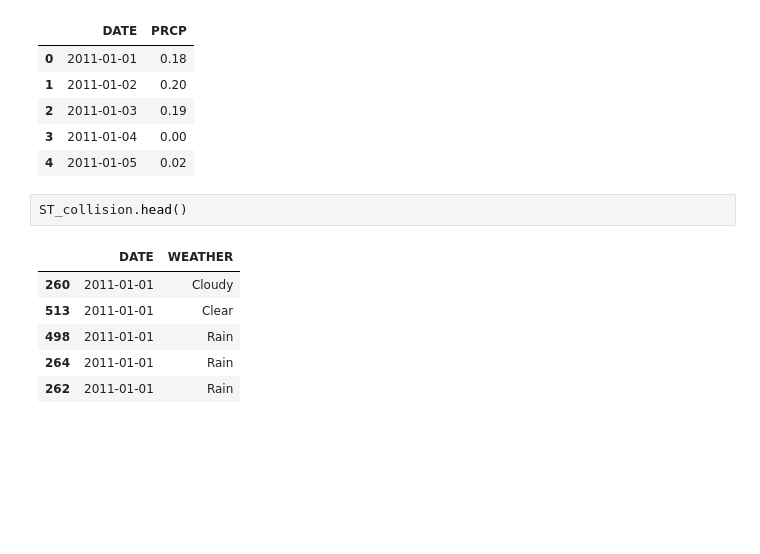
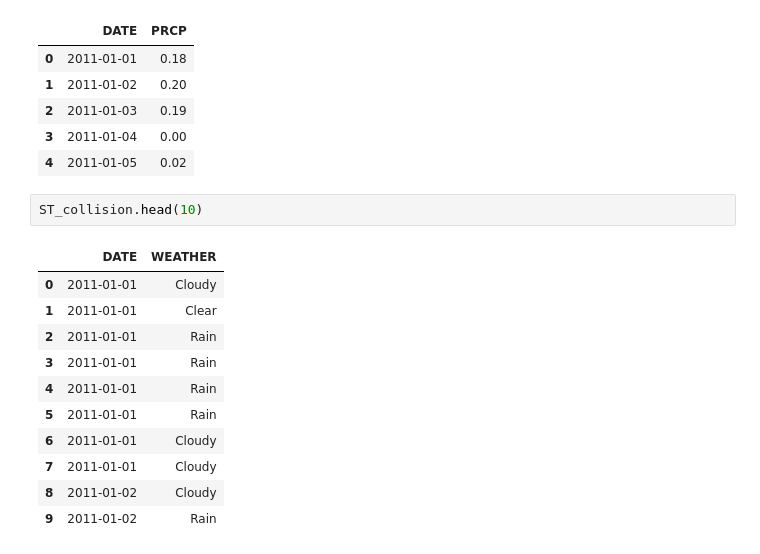
Before and after one commit to DeusSeos/Group007-Wi22-Resume, a Jupyter notebook: DataCheckpointGroup007-Wi22.ipynb, the cells around one changed output. Saved outputs shown, nothing was run; the diff lists cells and outputs as text; blank space fills up the shorter version.

```diff
--- a/DataCheckpointGroup007-Wi22.ipynb
+++ b/DataCheckpointGroup007-Wi22.ipynb
@@ -184,11 +173,16 @@ ST_weather.head()
 | 3 | 2011-01-04 | 0.00 |
 | 4 | 2011-01-05 | 0.02 |
 # %%
-ST_collision.head()
+ST_collision.head(10)
 # %% [output]
 |  | DATE | WEATHER |
-| 260 | 2011-01-01 | Cloudy |
-| 513 | 2011-01-01 | Clear |
-| 498 | 2011-01-01 | Rain |
-| 264 | 2011-01-01 | Rain |
-| 262 | 2011-01-01 | Rain |
+| 0 | 2011-01-01 | Cloudy |
+| 1 | 2011-01-01 | Clear |
+| 2 | 2011-01-01 | Rain |
+| 3 | 2011-01-01 | Rain |
+| 4 | 2011-01-01 | Rain |
+| 5 | 2011-01-01 | Rain |
+| 6 | 2011-01-01 | Cloudy |
+| 7 | 2011-01-01 | Cloudy |
+| 8 | 2011-01-02 | Cloudy |
+| 9 | 2011-01-02 | Rain |
```
Also changed, not shown: parts of 9 cells of this notebook.
